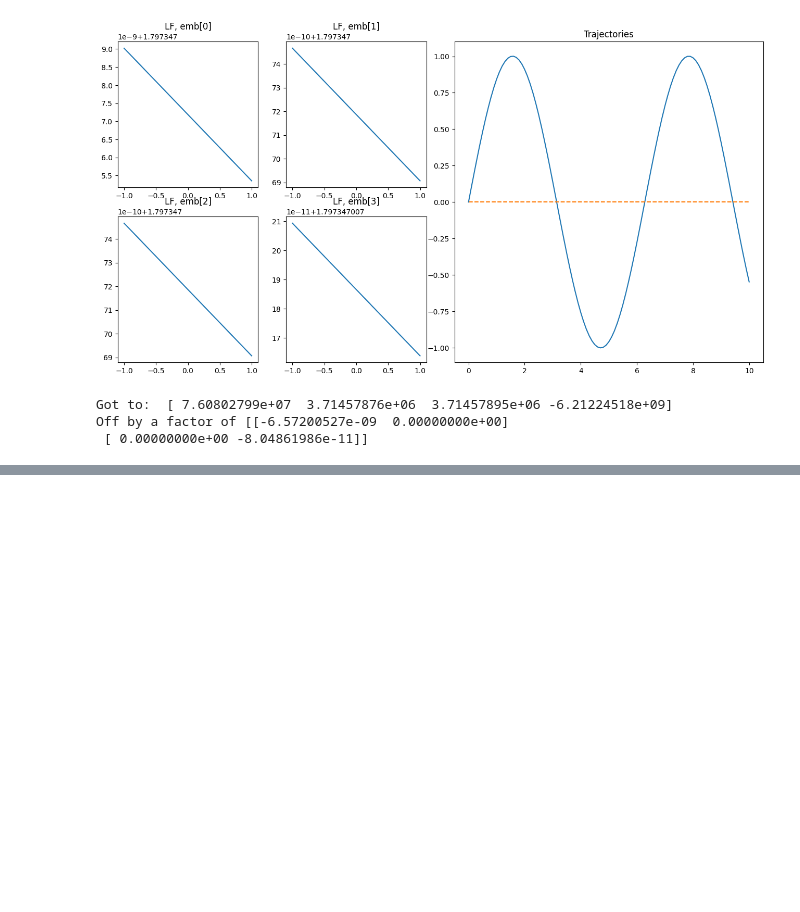
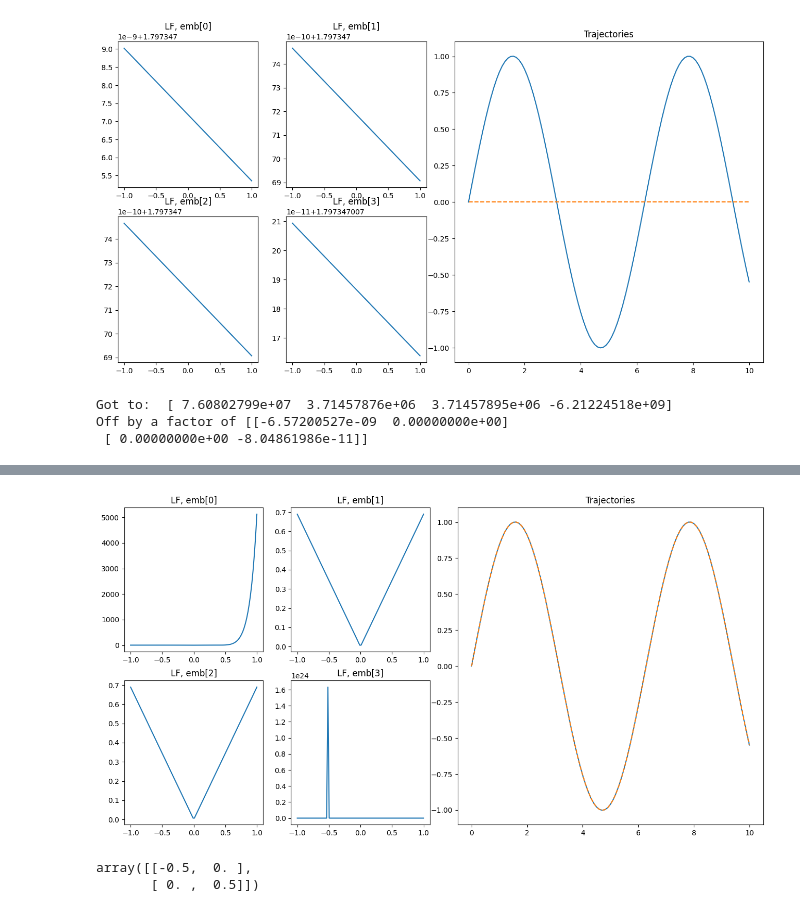
Before and after one commit to joshuacoles/slimpletic-jax, a Jupyter notebook: loss_fn/loss_fns.ipynb, the cells around one changed output, grey strips where cells are left out. Cells and saved outputs as stored; diff of their text form; code cells hidden in the pictures; blank space fills up the shorter version.

```diff
--- a/loss_fn/loss_fns.ipynb
+++ b/loss_fn/loss_fns.ipynb
@@ -609,0 +685,6 @@ Off by a factor of [[-6.57200527e-09  0.00000000e+00]
+# %%
+mega_comp(true_embedding)
+# %% [output]
+[figure, added]
+array([[-0.5,  0. ],
+       [ 0. ,  0.5]])
```
Also changed, not shown: parts of 3 cells of this notebook.
